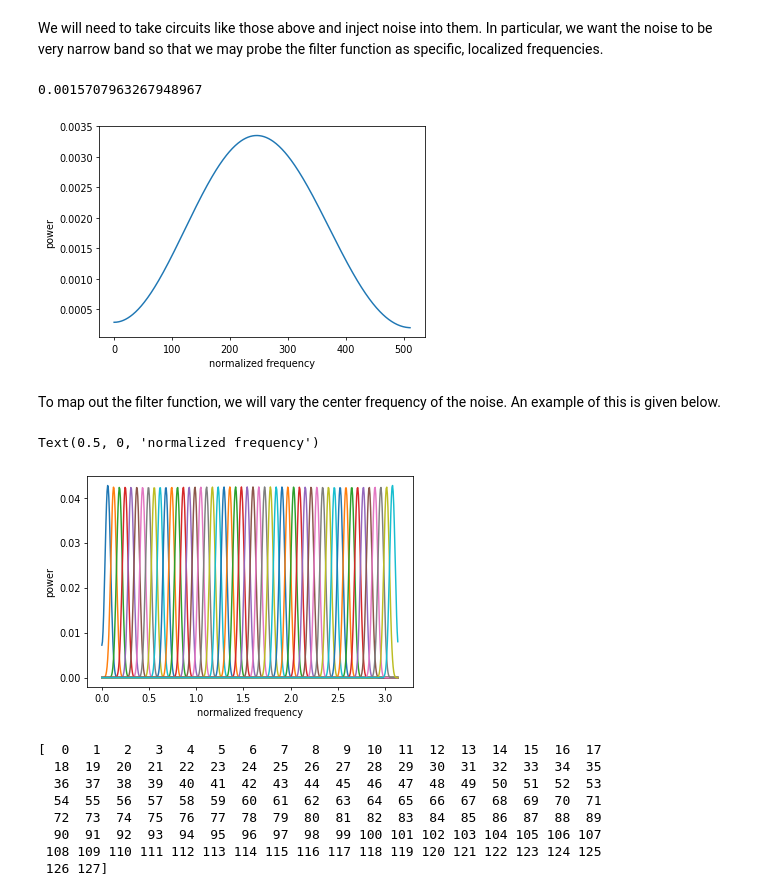
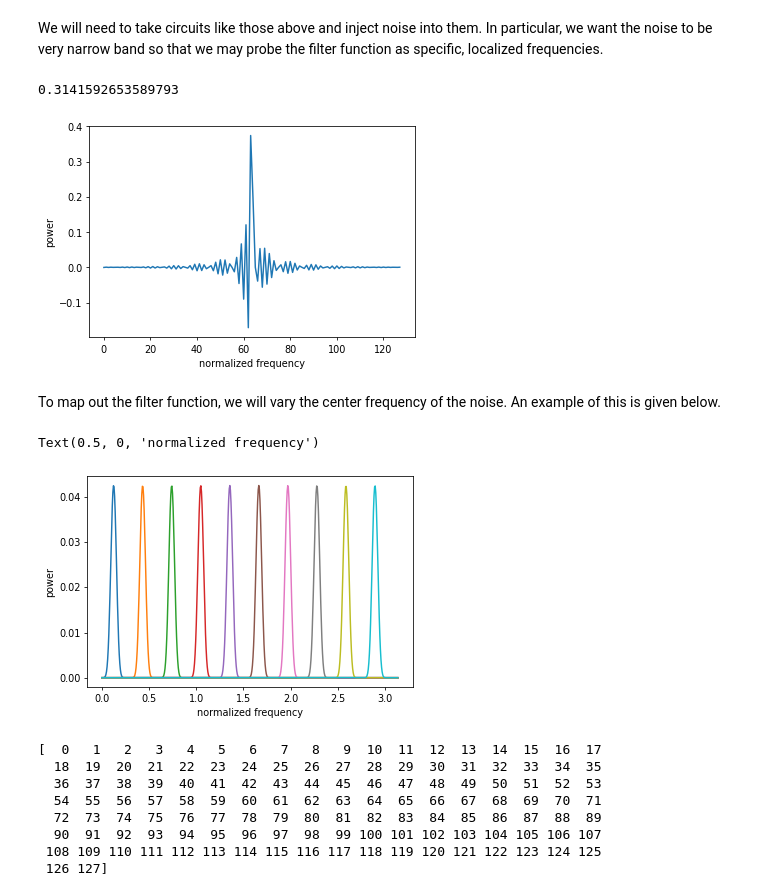
Before and after one commit to Fan-0/AQI2022, a Jupyter notebook: Summer 2022/filter_spectroscopy_example.ipynb, the cells around one changed output. Cells and saved outputs as stored; diff of their text form; code cells hidden in the pictures.

```diff
--- a/Summer 2022/filter_spectroscopy_example.ipynb
+++ b/Summer 2022/filter_spectroscopy_example.ipynb
@@ -73,9 +74,9 @@ We will need to take circuits like those above and inject noise into them. In pa
 # %%
 s_pow = 1e-3
 a = [1]
-NN = 512
-BW = 0.00000001 # changes narrowness of noise spectrum
-w0 = 0.0005 # changes center frequency
+NN = 128
+BW = .99999 # changes narrowness of noise spectrum
+w0 = 0.1 # changes center frequency
 b = si.firwin(NN, BW)*np.cos(w0*np.pi*np.arange(NN))
 #b = b/la.norm(b)*np.sqrt(s_pow)
 w, h = si.freqz(b, a)
@@ -88,28 +89,29 @@ ax.set_ylabel('power')
 ax.set_xlabel('normalized frequency')
 print(np.pi*w0)
 # %% [output]
-0.0015707963267948967
+0.3141592653589793
-[figure, old version]
+[figure, new version]
 # %% [markdown]
 To map out the filter function, we will vary the center frequency of the noise. An example of this is given below.
 # %%
 fig = plt.figure(dpi=70)
 ax = fig.add_subplot(111)
 
 s_pow = 1e-3
 a = [1]
 NN = 128
 BW = 0.01 # changes narrowness of noise spectrum
-for w0 in np.linspace(0.02,0.98,50):
+for i,w0 in enumerate(np.linspace(0.02,0.98,50)):
     b = si.firwin(NN, BW)*np.cos(w0*np.pi*np.arange(NN))
     b = b/la.norm(b)*np.sqrt(s_pow)
     w, h = si.freqz(b, a)
-    ax.plot(w, abs(h)**2)
+    if(i%5==1):
+        ax.plot(w, abs(h)**2)
 ax.set_ylabel('power')
 ax.set_xlabel('normalized frequency')
 # %% [output]
 Text(0.5, 0, 'normalized frequency')
-[figure, old version]
+[figure, new version]
 # %%
 print(np.arange(NN))
 # %% [output]
```
Also changed, not shown: parts of 11 cells of this notebook, 3 other files.
